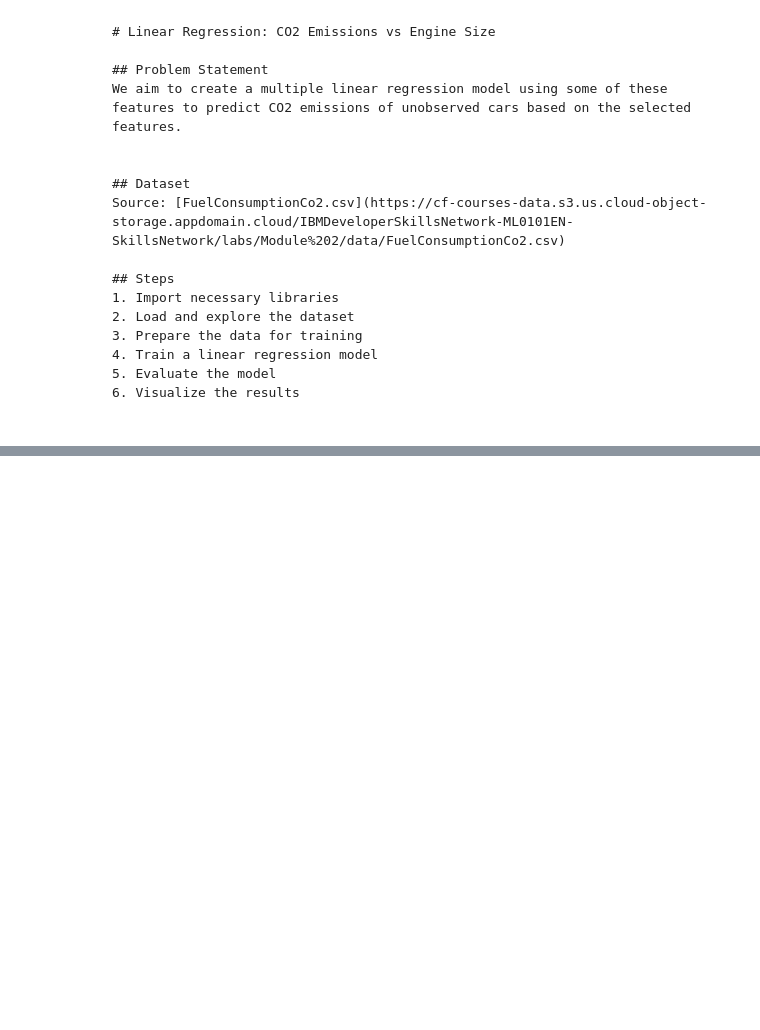
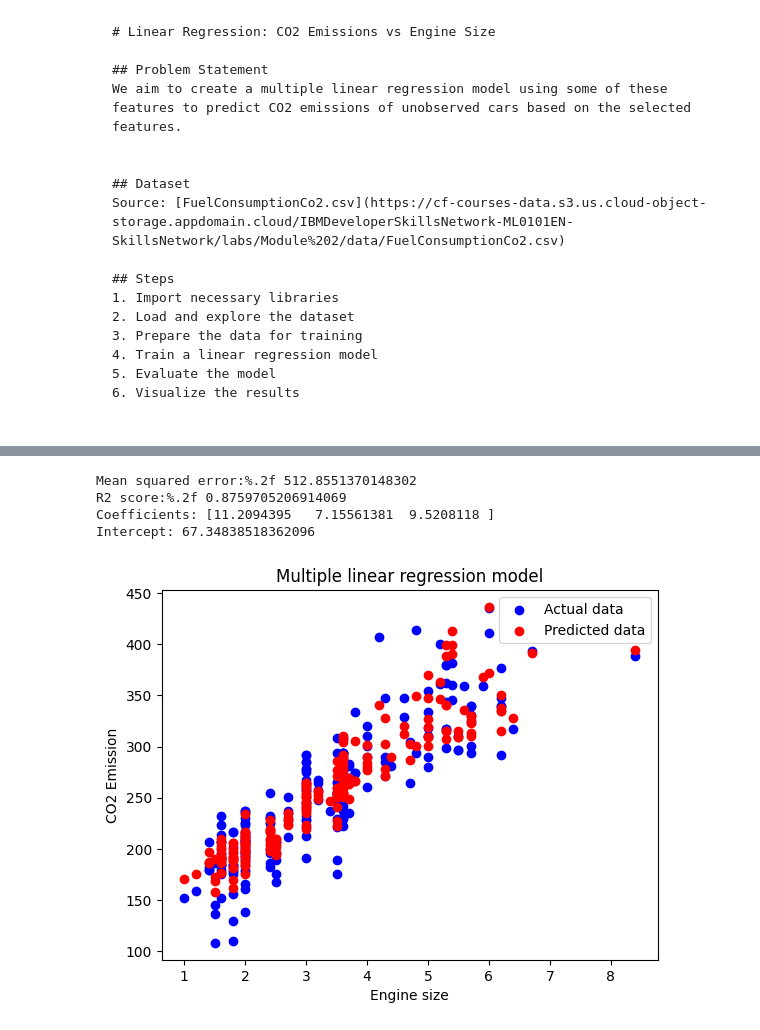
Before and after one commit to minhaz1172/Machine-Learning, a Jupyter notebook: Regression/Multiple_linear_Regression.ipynb, the cells around one changed output, grey strips where cells are left out. Saved outputs shown, nothing was run; the diff lists cells and outputs as text; code cells hidden in the pictures; blank space fills up the shorter version.

Commit message:
2d plot of regression line

```diff
--- a/Regression/Multiple_linear_Regression.ipynb
+++ b/Regression/Multiple_linear_Regression.ipynb
@@ -64,3 +67,30 @@ model.fit(X_train,y_train)
 
 #making prediction
 y_pred=model.predict(X_test)
+# %%
+#step-5:evaluating the model
+mse=mean_squared_error(y_test,y_pred)
+print("Mean squared error:%.2f",mse)
+r2=r2_score(y_test,y_pred)
+print("R2 score:%.2f",r2)
+
+#step-6:dispalying model coefficients to
+print("Coefficients:",model.coef_)
+print("Intercept:",model.intercept_)
+# %% [output]
+Mean squared error:%.2f 512.8551370148302
+R2 score:%.2f 0.8759705206914069
+Coefficients: [11.2094395   7.15561381  9.5208118 ]
+Intercept: 67.34838518362096
+# %%
+#step-7:plotting the model
+plt.scatter(X_test['ENGINESIZE'],y_test,color='blue',label='Actual data')
+plt.scatter(X_test['ENGINESIZE'],y_pred,color='red',label='Predicted data')
+#plt.plot(X_test['ENGINESIZE'],y_pred,color='green',label='Regression line')
+plt.xlabel('Engine size')
+plt.ylabel('CO2 Emission')
+plt.legend()
+plt.title('Multiple linear regression model')
+plt.show()
+# %% [output]
+[figure, added]
```
Also changed, not shown: parts of 1 cell of this notebook.
